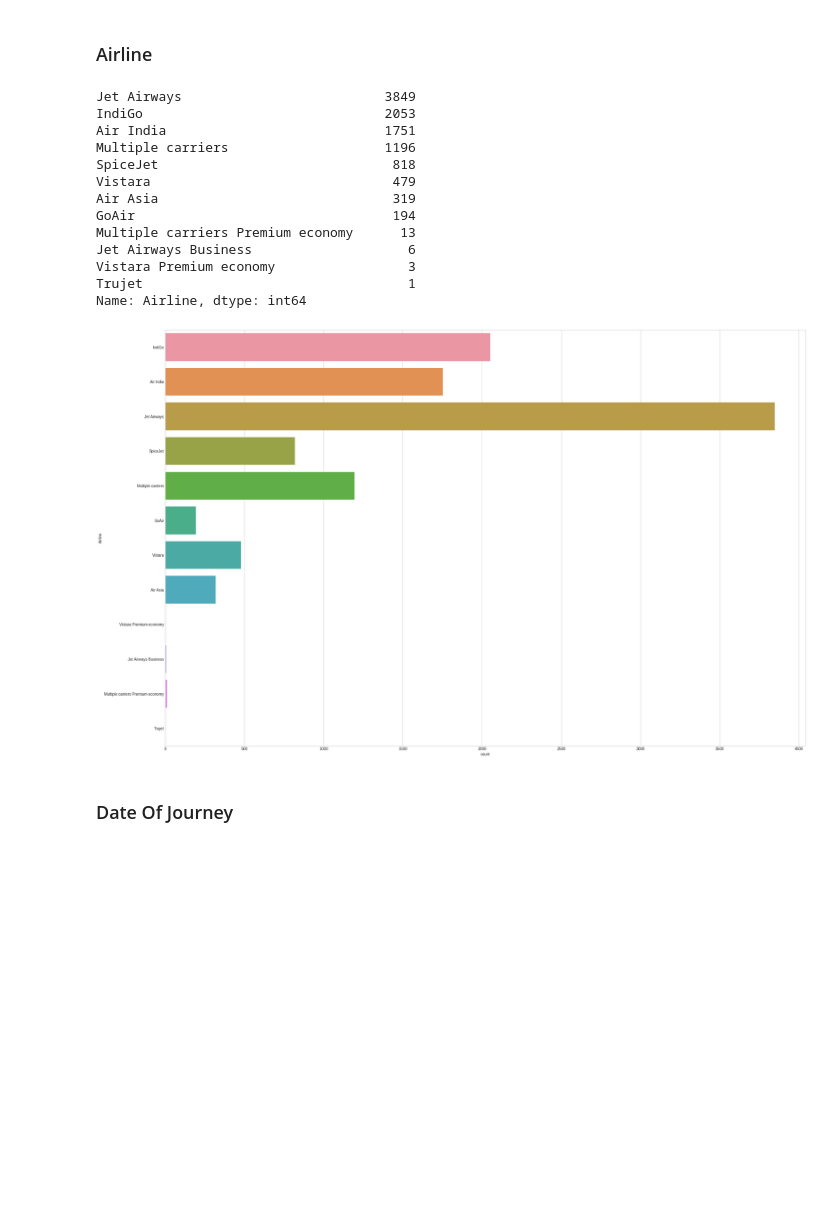
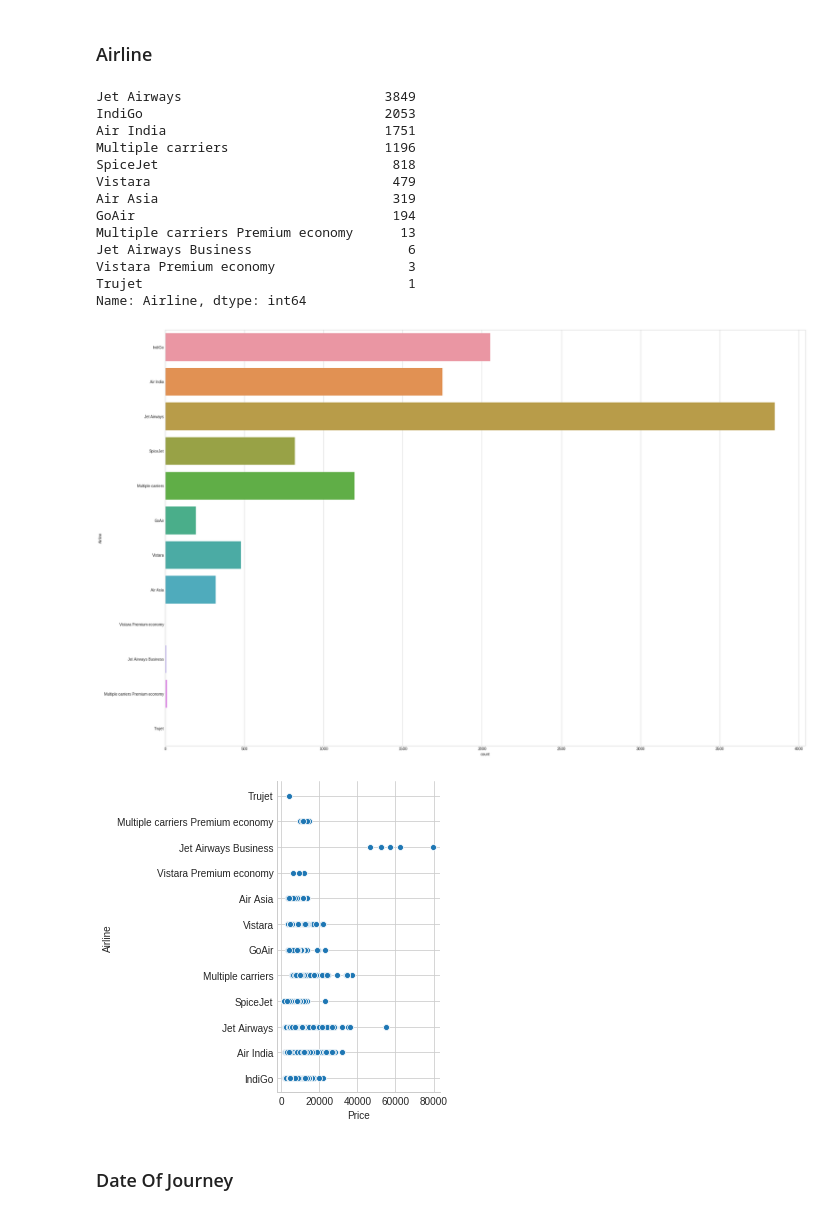
Before and after one commit to shubham-singh-ss/Plane-Ticket-Price-Prediction, a Jupyter notebook: flight_price_prediction.ipynb, the cells around one changed output. Cells and saved outputs as stored; diff of their text form; code cells hidden in the pictures; blank space fills up the shorter version.

```diff
--- a/flight_price_prediction.ipynb
+++ b/flight_price_prediction.ipynb
@@ -95,6 +102,7 @@ dtype: int64
 # %%
 #Creating a separate data frame for our training setbb
-df_bin = pd.DataFrame()
+df_train = pd.DataFrame()
+df_test = pd.DataFrame()
 # %% [markdown]
 # Before we take any action on our dataset, we need to transfer our data to the recently created data frame with some amendments:
 
@@ -105,13 +113,13 @@ df_bin = pd.DataFrame()
 5 - Duration is provided to us in hours and minute form, which can be transferred into minutes only.
 6 - Total_Stops is represented in string form, we will need to extract the numerical value
 # %%
-df_bin['Airline'] = train['Airline']
-df_bin['Date_of_Journey'] = train['Date_of_Journey']
-df_bin['Source'] = train['Source']
-df_bin['Destination'] = train['Destination']
-df_bin['Dep_Time'] = train['Dep_Time']
-df_bin['Duration'] = train['Duration']
-df_bin['Total_Stops'] = train['Total_Stops']
-df_bin['Additional_Info'] = train['Additional_Info']
-df_bin['Price'] = train['Price']
+df_train['Airline'] = train['Airline']
+df_train['Date_of_Journey'] = train['Date_of_Journey']
+df_train['Source'] = train['Source']
+df_train['Destination'] = train['Destination']
+df_train['Dep_Time'] = train['Dep_Time']
+df_train['Duration'] = train['Duration']
+df_train['Total_Stops'] = train['Total_Stops']
+df_train['Additional_Info'] = train['Additional_Info']
+df_train['Price'] = train['Price']
 # %%
@@ -131,6 +139,6 @@ df_bin[(df_bin.isnull().sum(axis = 1)>0)==True]
 | 9039 | Air India | 6/05/2019 | Delhi | Cochin | 09:45 | 23h 40m | NaN | No info | ... |
 # %%
 #Deleting this column
-df_bin = df_bin[(df_bin.isnull().sum(axis = 1) == 0)]
+df_train = df_train[(df_train.isnull().sum(axis = 1) == 0)]
 # %%
 #checking the missing values again
@@ -152,23 +160,25 @@ dtype: int64
 ### Airline
 # %%
 fig = plt.figure(figsize = (30,20))
-sns.countplot(y = 'Airline', data = train)
-print(df_bin.Airline.value_counts())
+sns.countplot(y = 'Airline', data = df_train)
+sns.relplot(y = 'Airline', x = 'Price', data = df_train)
+print(df_train.Airline.value_counts())
 # %% [output]
 Jet Airways                          3849
 IndiGo                               2053
 Air India                            1751
 Multiple carriers                    1196
 SpiceJet                              818
 Vistara                               479
 Air Asia                              319
 GoAir                                 194
 Multiple carriers Premium economy      13
 Jet Airways Business                    6
 Vistara Premium economy                 3
 Trujet                                  1
 Name: Airline, dtype: int64
 [figure]
+[figure, added]
 # %% [markdown]
 ### Date Of Journey
 # %%
```
Also changed, not shown: parts of 10 cells of this notebook.
